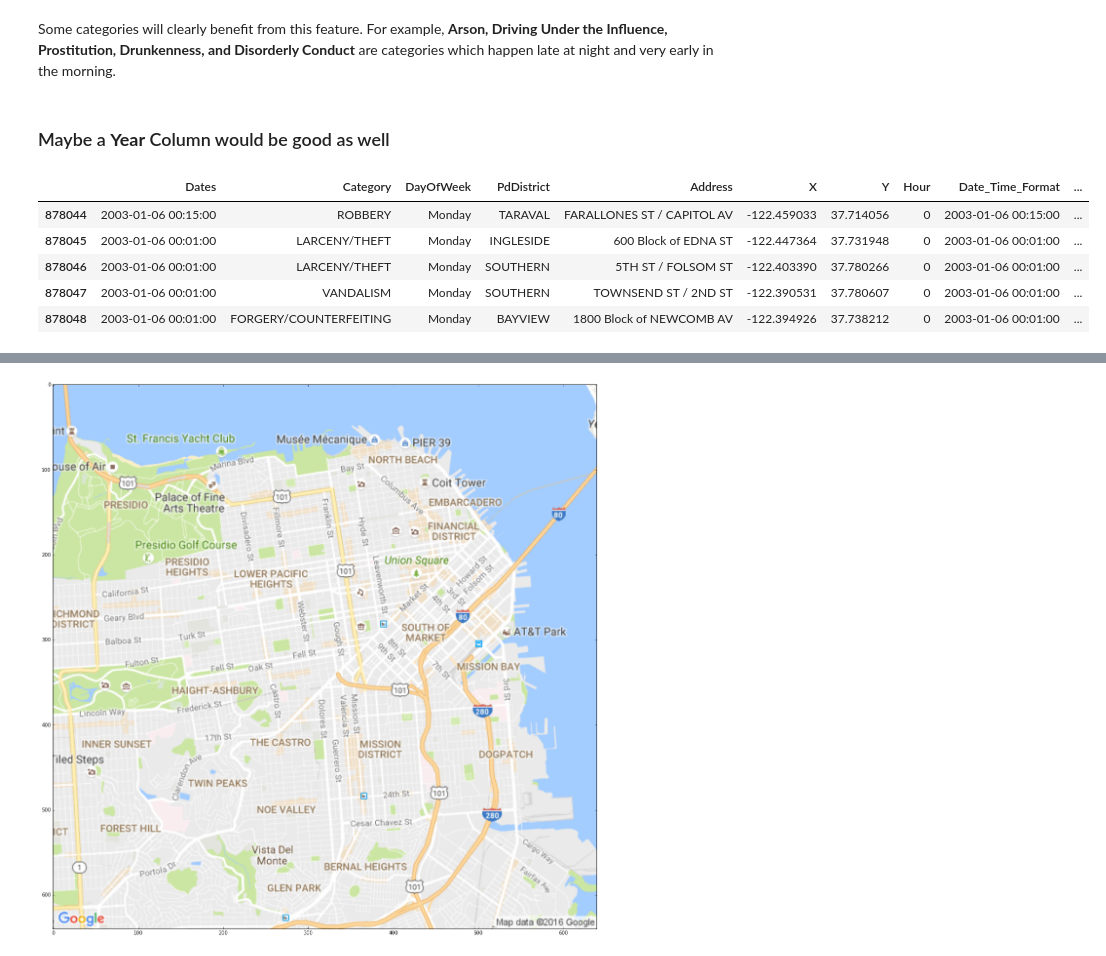
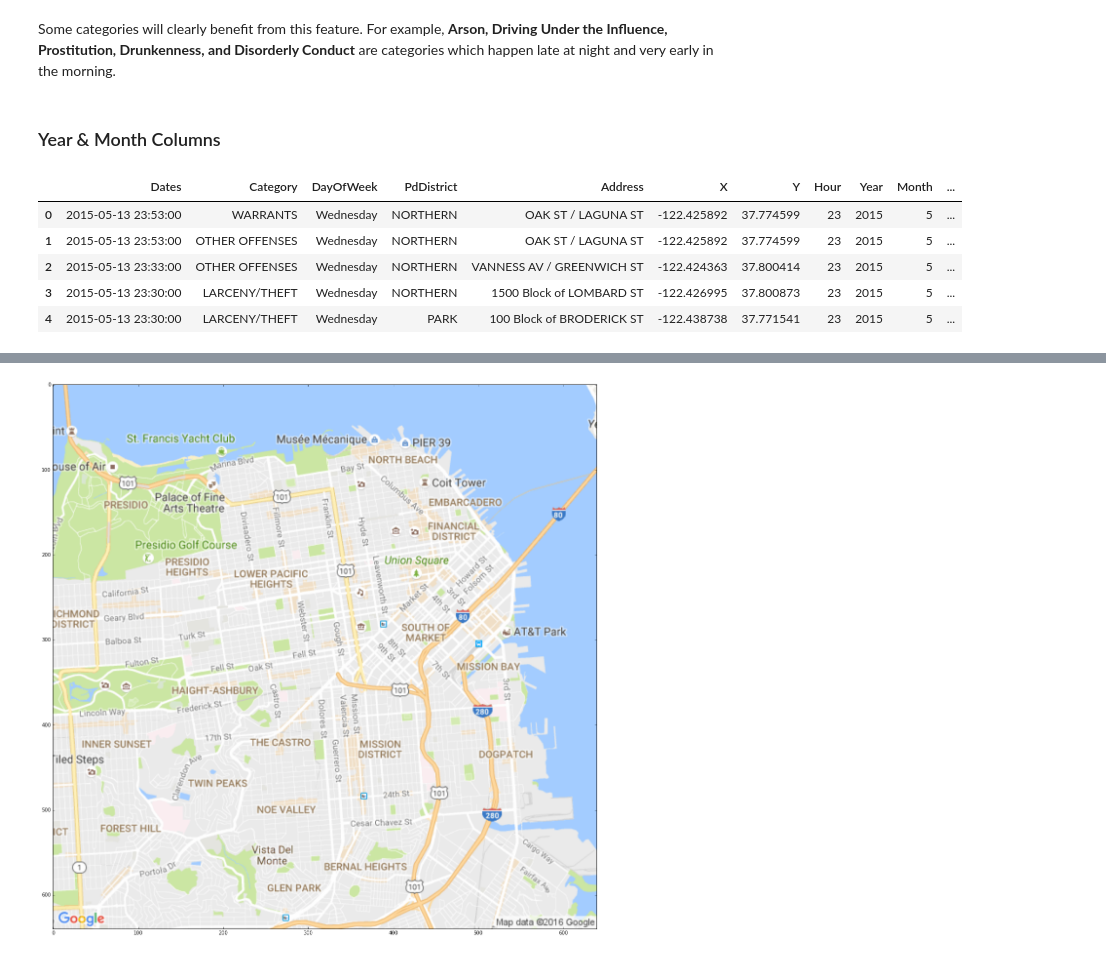
Before and after one commit to jinxinma/ml_project, a Jupyter notebook: EDA.ipynb, the cells around one changed output, grey strips where cells are left out. Cells and saved outputs as stored; diff of their text form; code cells hidden in the pictures.

```diff
--- a/EDA.ipynb
+++ b/EDA.ipynb
@@ -55,18 +54,19 @@ plt.figure(figsize=(width, height))
 # %% [markdown]
 Some categories will clearly benefit from this feature.
 For example, **Arson, Driving Under the Influence, Prostitution, Drunkenness, and Disorderly Conduct** are categories which happen late at night and very early in the morning.
-# %% [markdown]
-### Maybe a **Year** Column would be good as well
+# %% [markdown]
+### Year & Month Columns
 # %%
 dates = X_train['Dates']
 X_train['Dates'] = pd.to_datetime(dates,infer_datetime_format=True)
 X_train['Year'] = X_train['Dates'].map(lambda x: x.year)
 X_train['Month'] = X_train['Dates'].map(lambda x: x.month)
-X_train.tail()
+X_train['Day'] = X_train['Dates'].map(lambda x: x.day)
+X_train.head(5)
 # %% [output]
-|  | Dates | Category | DayOfWeek | PdDistrict | Address | X | Y | Hour | Date_Time_Format | ... |
-| 878044 | 2003-01-06 00:15:00 | ROBBERY | Monday | TARAVAL | FARALLONES ST / CAPITOL AV | -122.459033 | 37.714056 | 0 | 2003-01-06 00:15:00 | ... |
-| 878045 | 2003-01-06 00:01:00 | LARCENY/THEFT | Monday | INGLESIDE | 600 Block of EDNA ST | -122.447364 | 37.731948 | 0 | 2003-01-06 00:01:00 | ... |
-| 878046 | 2003-01-06 00:01:00 | LARCENY/THEFT | Monday | SOUTHERN | 5TH ST / FOLSOM ST | -122.403390 | 37.780266 | 0 | 2003-01-06 00:01:00 | ... |
-| 878047 | 2003-01-06 00:01:00 | VANDALISM | Monday | SOUTHERN | TOWNSEND ST / 2ND ST | -122.390531 | 37.780607 | 0 | 2003-01-06 00:01:00 | ... |
-| 878048 | 2003-01-06 00:01:00 | FORGERY/COUNTERFEITING | Monday | BAYVIEW | 1800 Block of NEWCOMB AV | -122.394926 | 37.738212 | 0 | 2003-01-06 00:01:00 | ... |
+|  | Dates | Category | DayOfWeek | PdDistrict | Address | X | Y | Hour | Year | Month | ... |
+| 0 | 2015-05-13 23:53:00 | WARRANTS | Wednesday | NORTHERN | OAK ST / LAGUNA ST | -122.425892 | 37.774599 | 23 | 2015 | 5 | ... |
+| 1 | 2015-05-13 23:53:00 | OTHER OFFENSES | Wednesday | NORTHERN | OAK ST / LAGUNA ST | -122.425892 | 37.774599 | 23 | 2015 | 5 | ... |
+| 2 | 2015-05-13 23:33:00 | OTHER OFFENSES | Wednesday | NORTHERN | VANNESS AV / GREENWICH ST | -122.424363 | 37.800414 | 23 | 2015 | 5 | ... |
+| 3 | 2015-05-13 23:30:00 | LARCENY/THEFT | Wednesday | NORTHERN | 1500 Block of LOMBARD ST | -122.426995 | 37.800873 | 23 | 2015 | 5 | ... |
+| 4 | 2015-05-13 23:30:00 | LARCENY/THEFT | Wednesday | PARK | 100 Block of BRODERICK ST | -122.438738 | 37.771541 | 23 | 2015 | 5 | ... |
```
Also changed, not shown: parts of 4 cells of this notebook.
